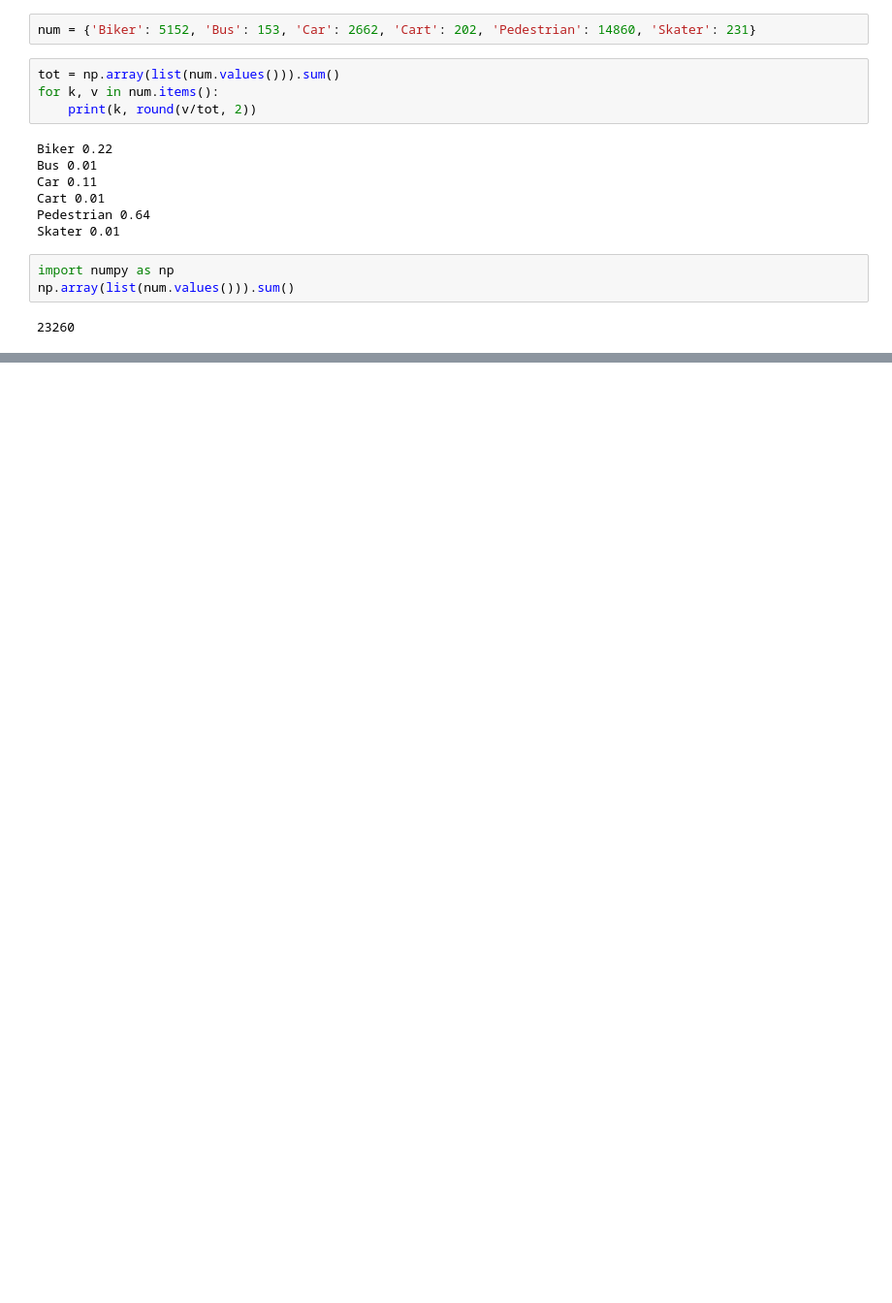
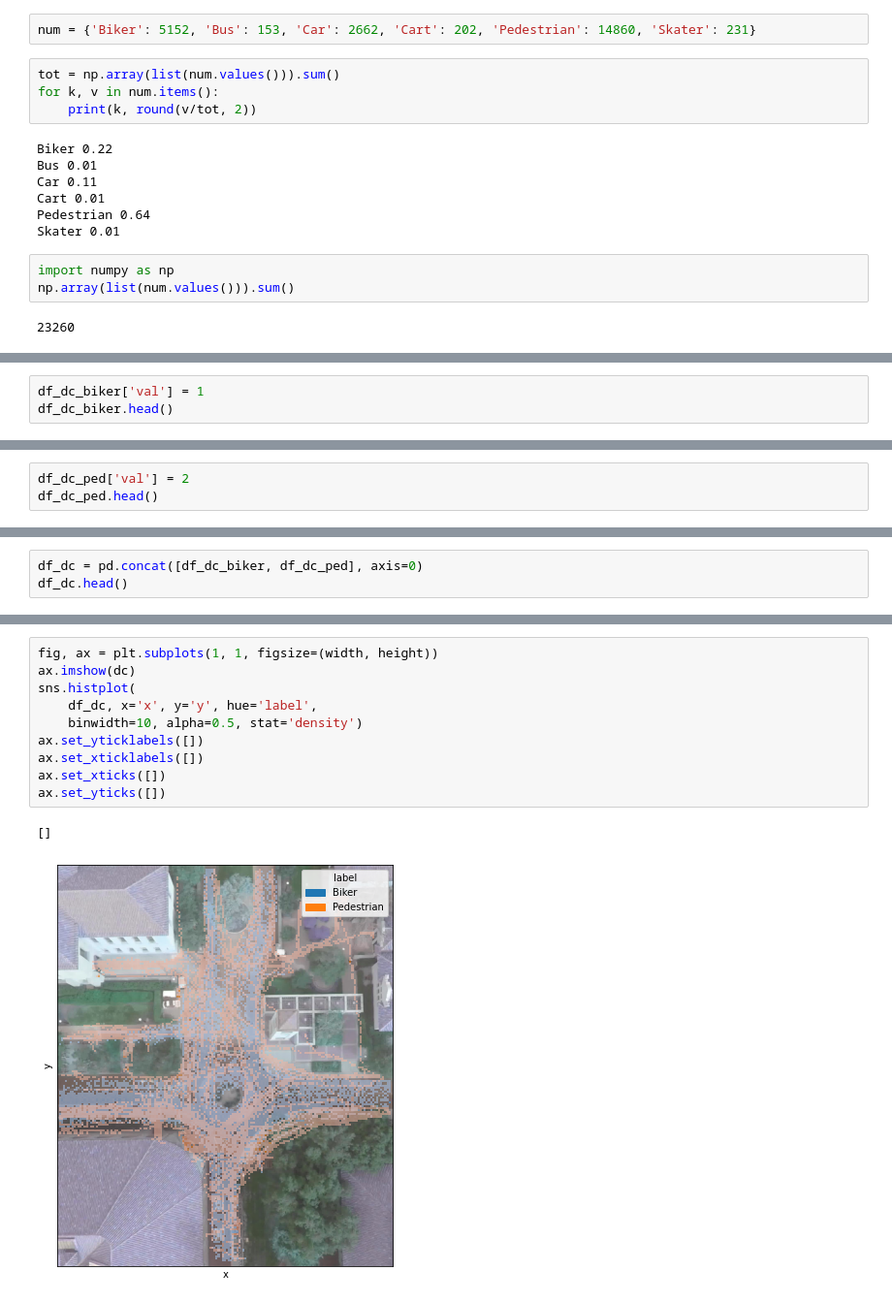
Before and after one commit to danyayay/ynet_adaptive, a Jupyter notebook: notebook/dataset.ipynb, the cells around one changed output, grey strips where cells are left out. Shown at 97% size. Drawn from its saved outputs; the diff is of its cells as text; blank space fills up the shorter version.

```diff
--- a/notebook/dataset.ipynb
+++ b/notebook/dataset.ipynb
@@ -379,0 +466,3 @@ np.array(list(num.values())).sum()
+# %%
+df_dc_biker['val'] = 1
+df_dc_biker.head()
@@ -379,0 +481,3 @@ np.array(list(num.values())).sum()
+# %%
+df_dc_ped['val'] = 2
+df_dc_ped.head()
@@ -379,0 +496,3 @@ np.array(list(num.values())).sum()
+# %%
+df_dc = pd.concat([df_dc_biker, df_dc_ped], axis=0)
+df_dc.head()
@@ -379,0 +506,13 @@ np.array(list(num.values())).sum()
+# %%
+fig, ax = plt.subplots(1, 1, figsize=(width, height))
+ax.imshow(dc)
+sns.histplot(
+    df_dc, x='x', y='y', hue='label',
+    binwidth=10, alpha=0.5, stat='density')
+ax.set_yticklabels([])
+ax.set_xticklabels([])
+ax.set_xticks([])
+ax.set_yticks([])
+# %% [output]
+[]
+[figure, added]
```
Also changed, not shown: parts of 35 cells of this notebook, 2 other files.
